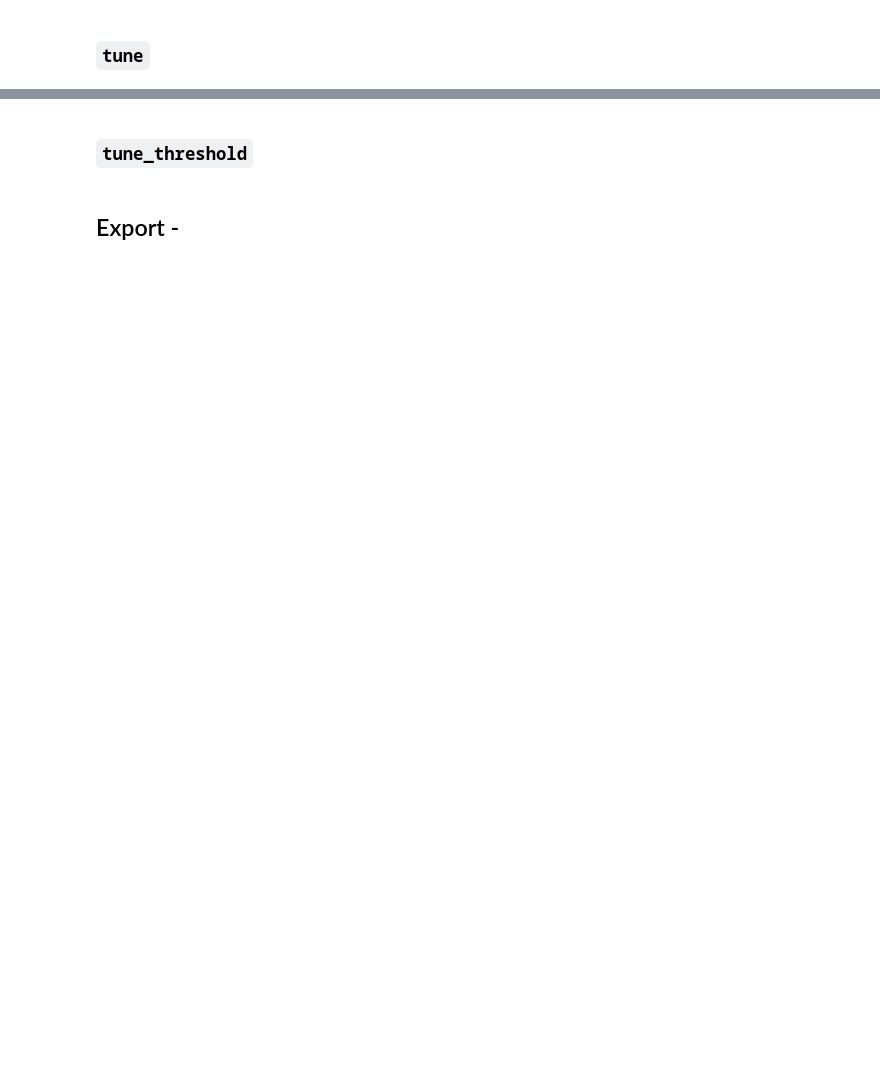
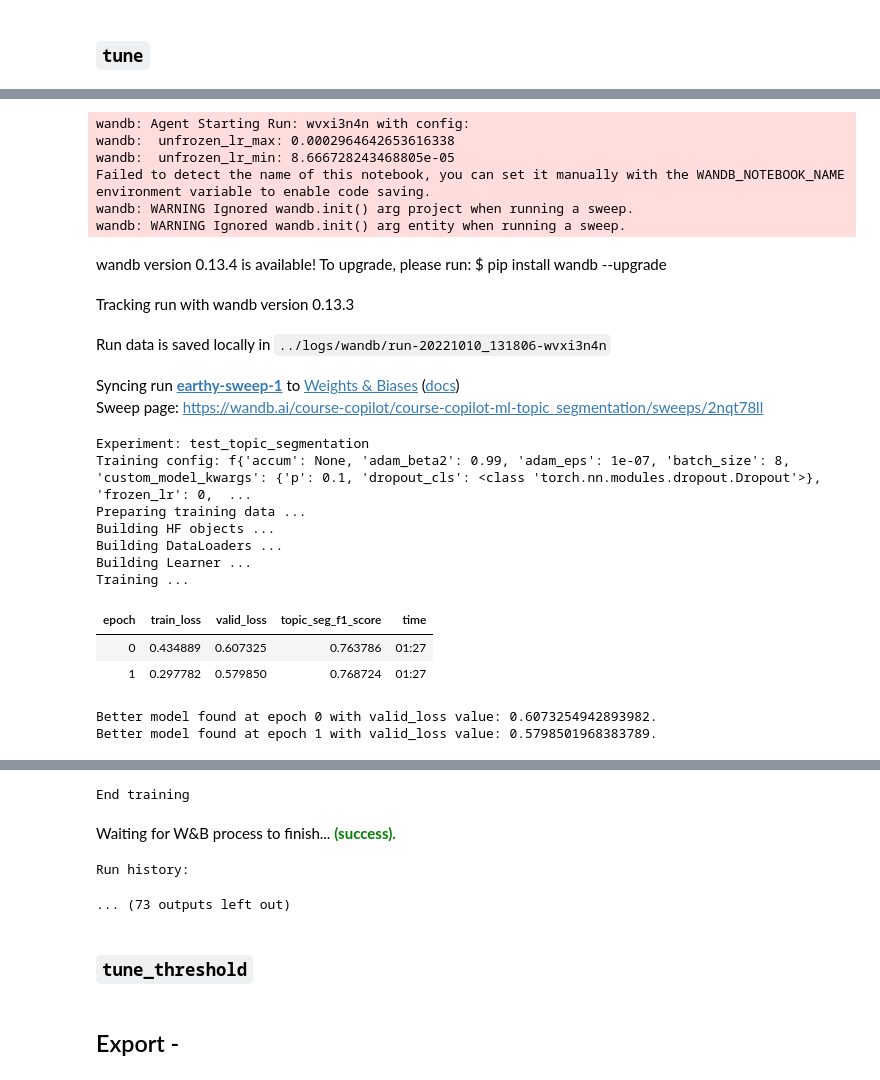
Before and after one commit to ohmeow/fsdl_2022_course_project, a Jupyter notebook: nbs/20_topic_segmentation.ipynb, the cells around one changed output, grey strips where cells are left out. Drawn from its saved outputs; the diff is of its cells as text; code cells hidden in the pictures; blank space fills up the shorter version.

```diff
--- a/nbs/20_topic_segmentation.ipynb
+++ b/nbs/20_topic_segmentation.ipynb
@@ -1172,0 +1182,11 @@ preds_df.head()
+# %%
+# | export
+default_sweep_config = {
+    "method": "random",  # grid | random | bayes
+    "name": "topic_segmentation_sweep",
+    "metric": {"goal": "minimize", "name": "valid_loss"},
+    "parameters": {
+        "unfrozen_lr_min": {"max": 1e-4, "min": 1e-6},
+        "unfrozen_lr_max": {"max": 1e-3, "min": 1e-4},
+    },
+}
@@ -1172,0 +1210,26 @@ preds_df.head()
+# %%
+wandb.agent(sweep_id, function=partial(trainer.train, sweep_config=default_sweep_config), count=5)
+# %% [output]
+wandb: Agent Starting Run: wvxi3n4n with config:
+wandb:  unfrozen_lr_max: 0.0002964642653616338
+wandb:  unfrozen_lr_min: 8.666728243468805e-05
+Failed to detect the name of this notebook, you can set it manually with the WANDB_NOTEBOOK_NAME environment variable to enable code saving.
+wandb: WARNING Ignored wandb.init() arg project when running a sweep.
+wandb: WARNING Ignored wandb.init() arg entity when running a sweep.
+wandb version 0.13.4 is available! To upgrade, please run: $ pip install wandb --upgrade
+Tracking run with wandb version 0.13.3
+Run data is saved locally in ../logs/wandb/run-20221010_131806-wvxi3n4n
+Syncing run earthy-sweep-1 to Weights & Biases (docs)
+Sweep page: https://wandb.ai/course-copilot/course-copilot-ml-topic_segmentation/sweeps/2nqt78ll
+Experiment: test_topic_segmentation
+Training config: f{'accum': None, 'adam_beta2': 0.99, 'adam_eps': 1e-07, 'batch_size': 8, 'custom_model_kwargs': {'p': 0.1, 'dropout_cls': <class 'torch.nn.modules.dropout.Dropout'>}, 'frozen_lr': 0,  ...
+Preparing training data ...
+Building HF objects ...
+Building DataLoaders ...
+Building Learner ...
+Training ...
+| epoch | train_loss | valid_loss | topic_seg_f1_score | time |
+| 0 | 0.434889 | 0.607325 | 0.763786 | 01:27 |
+| 1 | 0.297782 | 0.579850 | 0.768724 | 01:27 |
+Better model found at epoch 0 with valid_loss value: 0.6073254942893982.
+Better model found at epoch 1 with valid_loss value: 0.5798501968383789.
@@ -1173,3 +1237,7 @@ preds_df.head()
+End training
+Waiting for W&B process to finish... (success).
+Run history:
+... (73 outputs left out)
 # %% [markdown]
 ### `tune_threshold`
 # %%
```
Also changed, not shown: parts of 15 cells of this notebook, 7 other files.
